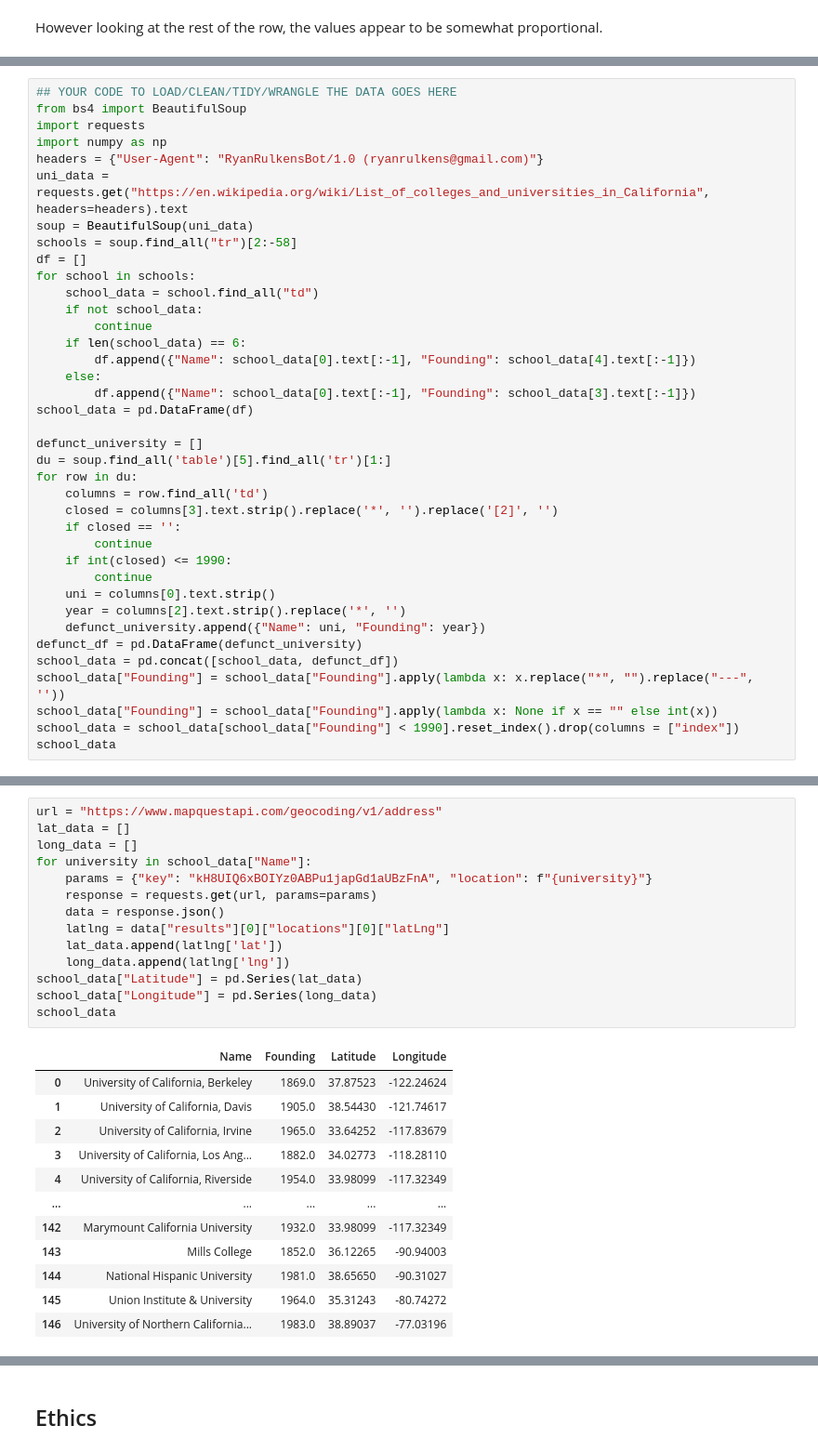
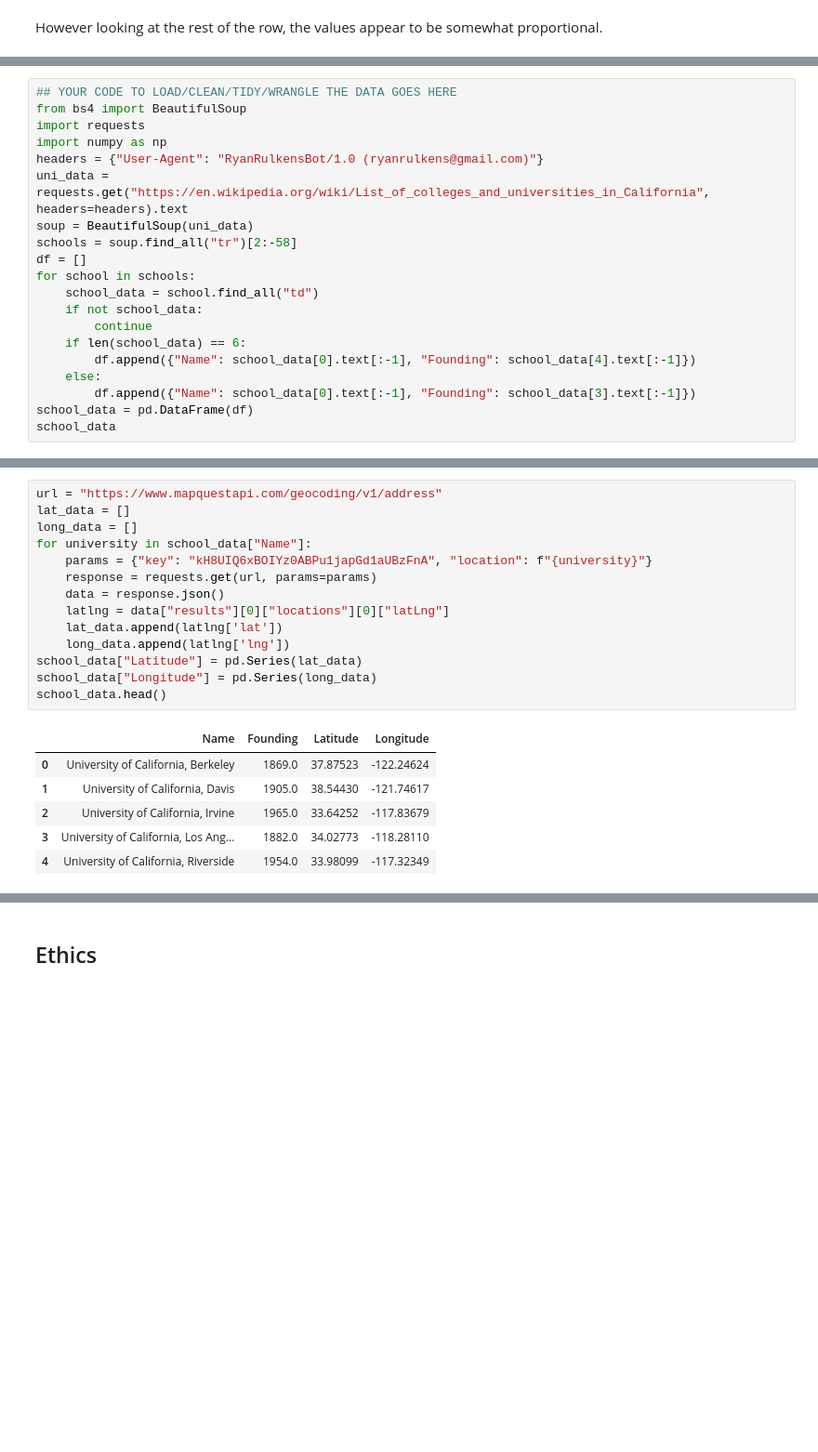
Before and after one commit to COGS108/Group091_WI26, a Jupyter notebook: 01-DataCheckpoint.ipynb, the cells around one changed output, grey strips where cells are left out. Shown at 93% size. Cells and saved outputs as stored; diff of their text form; blank space fills up the shorter version.

```diff
--- a/01-DataCheckpoint.ipynb
+++ b/01-DataCheckpoint.ipynb
@@ -263,24 +267,6 @@ for school in schools:
     else:
         df.append({"Name": school_data[0].text[:-1], "Founding": school_data[3].text[:-1]})
 school_data = pd.DataFrame(df)
-
-defunct_university = []
-du = soup.find_all('table')[5].find_all('tr')[1:]
-for row in du:
-    columns = row.find_all('td')
-    closed = columns[3].text.strip().replace('*', '').replace('[2]', '')
-    if closed == '':
-        continue
-    if int(closed) <= 1990:
-        continue
-    uni = columns[0].text.strip()
-    year = columns[2].text.strip().replace('*', '')
-    defunct_university.append({"Name": uni, "Founding": year})
-defunct_df = pd.DataFrame(defunct_university)
-school_data = pd.concat([school_data, defunct_df])
-school_data["Founding"] = school_data["Founding"].apply(lambda x: x.replace("*", "").replace("---", ''))
-school_data["Founding"] = school_data["Founding"].apply(lambda x: None if x == "" else int(x))
-school_data = school_data[school_data["Founding"] < 1990].reset_index().drop(columns = ["index"])
 school_data
 # %% [output]
 |  | Name | Founding |
@@ -299,27 +326,21 @@ school_data
 # %%
 url = "https://www.mapquestapi.com/geocoding/v1/address"
 lat_data = []
 long_data = []
 for university in school_data["Name"]:
     params = {"key": "kH8UIQ6xBOIYz0ABPu1japGd1aUBzFnA", "location": f"{university}"}
     response = requests.get(url, params=params)
     data = response.json()
     latlng = data["results"][0]["locations"][0]["latLng"]
     lat_data.append(latlng['lat'])
     long_data.append(latlng['lng'])
 school_data["Latitude"] = pd.Series(lat_data)
 school_data["Longitude"] = pd.Series(long_data)
-school_data
+school_data.head()
 # %% [output]
 |  | Name | Founding | Latitude | Longitude |
 | 0 | University of California, Berkeley | 1869.0 | 37.87523 | -122.24624 |
 | 1 | University of California, Davis | 1905.0 | 38.54430 | -121.74617 |
 | 2 | University of California, Irvine | 1965.0 | 33.64252 | -117.83679 |
 | 3 | University of California, Los Ang... | 1882.0 | 34.02773 | -118.28110 |
 | 4 | University of California, Riverside | 1954.0 | 33.98099 | -117.32349 |
-| ... | ... | ... | ... | ... |
-| 142 | Marymount California University | 1932.0 | 33.98099 | -117.32349 |
-| 143 | Mills College | 1852.0 | 36.12265 | -90.94003 |
-| 144 | National Hispanic University | 1981.0 | 38.65650 | -90.31027 |
-| 145 | Union Institute & University | 1964.0 | 35.31243 | -80.74272 |
-| 146 | University of Northern California... | 1983.0 | 38.89037 | -77.03196 |
```
Also changed, not shown: parts of 22 cells of this notebook.
